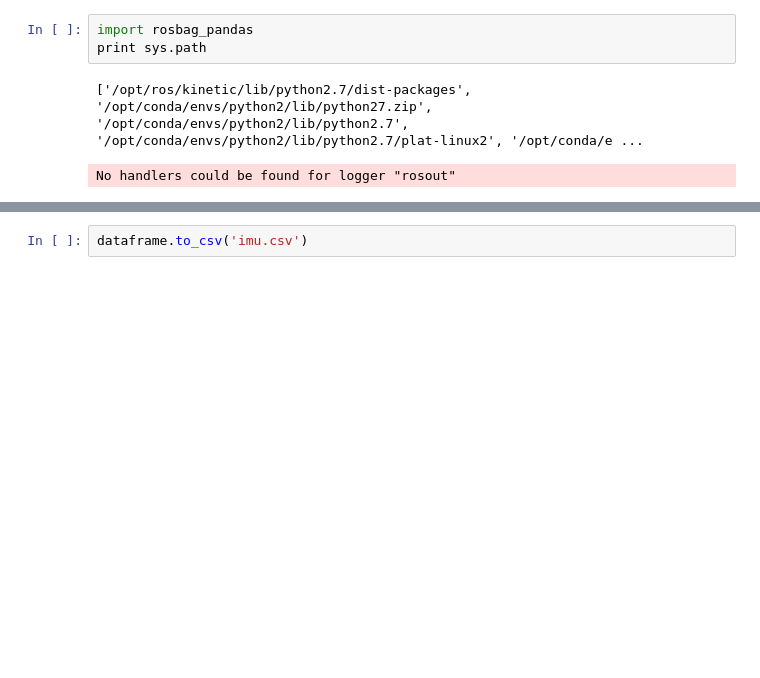
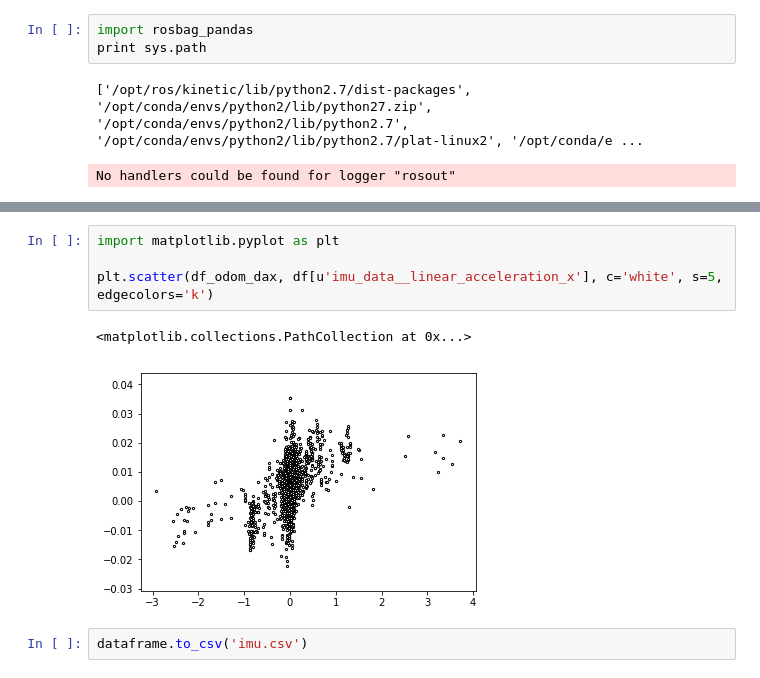
Before and after one commit to marc-hanheide/jupyter-notebooks, a Jupyter notebook: ROSbag_pandas.ipynb, the cells around one changed output, grey strips where cells are left out. Drawn from its saved outputs; the diff is of its cells as text; blank space fills up the shorter version.

```diff
--- a/ROSbag_pandas.ipynb
+++ b/ROSbag_pandas.ipynb
@@ -84,2 +95,9 @@ dataframe['imu_data__linear_acceleration_y'].plot()
+# %%
+import matplotlib.pyplot as plt
+
+plt.scatter(df_odom_dax, df[u'imu_data__linear_acceleration_x'], c='white', s=5, edgecolors='k')
+# %% [output]
+<matplotlib.collections.PathCollection at 0x...>
+[figure, added]
 # %%
 dataframe.to_csv('imu.csv')
```
Also changed, not shown: parts of 7 cells of this notebook, 1 other file.
